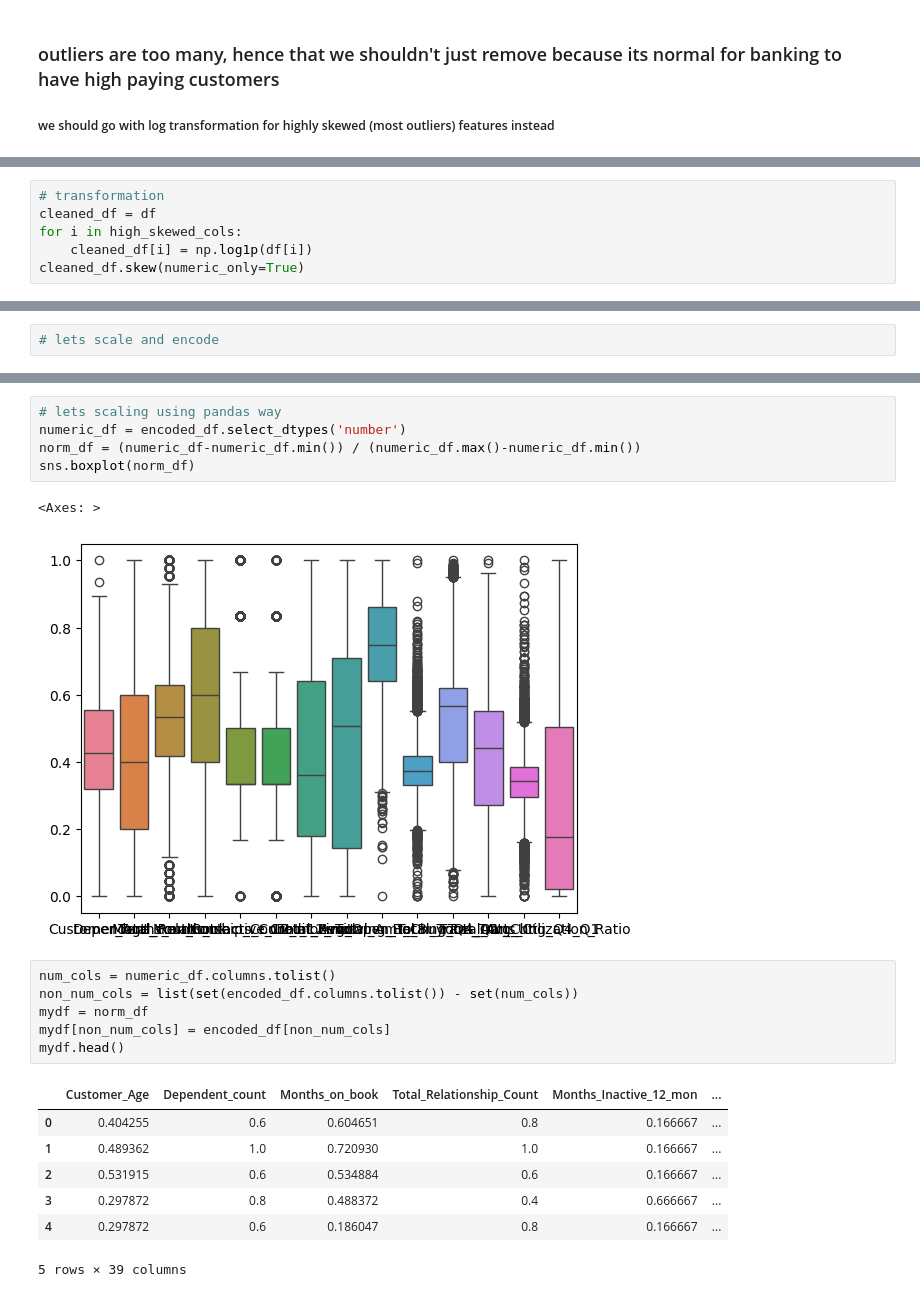
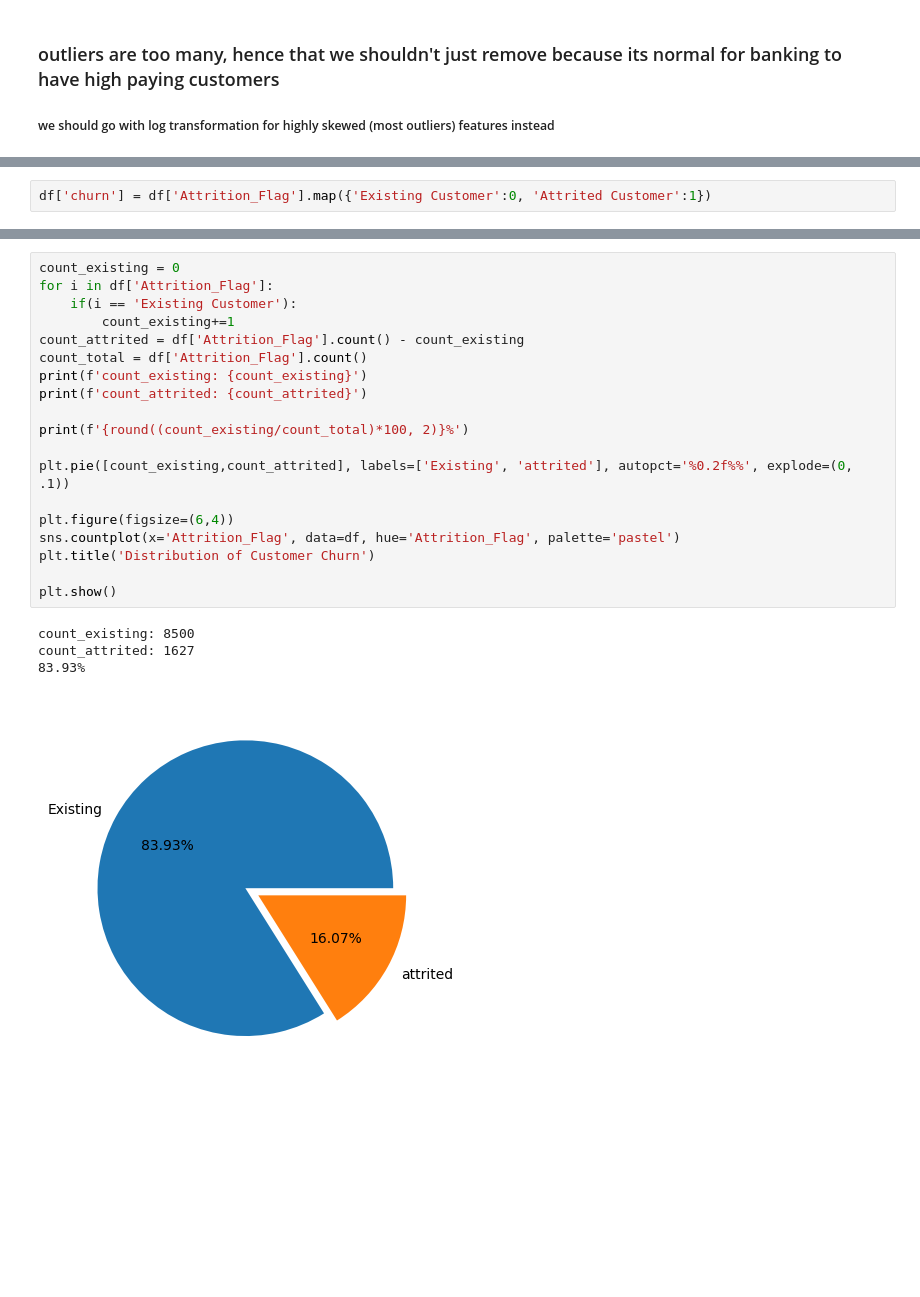
Before and after one commit to bosshussien/Bank_Customers_Analysis, a Jupyter notebook: notebook.ipynb, the cells around one changed output, grey strips where cells are left out. Drawn from its saved outputs; the diff is of its cells as text; blank space fills up the shorter version.

```diff
--- a/notebook.ipynb
+++ b/notebook.ipynb
@@ -160,6 +148,0 @@ high_skewed_cols
-# %%
-# transformation
-cleaned_df = df
-for i in high_skewed_cols:
-    cleaned_df[i] = np.log1p(df[i])
-cleaned_df.skew(numeric_only=True)
@@ -193,4 +160,4 @@ cleaned_df['Attrition_Flag'].unique()
 # %% [output]
 array(['Existing Customer', 'Attrited Customer'], dtype=object)
 # %%
-# lets scale and encode
+df['churn'] = df['Attrition_Flag'].map({'Existing Customer':0, 'Attrited Customer':1})
@@ -218,22 +164,24 @@ memory usage: 1.3 MB
-# %%
-# lets scaling using pandas way
-numeric_df = encoded_df.select_dtypes('number')
-norm_df = (numeric_df-numeric_df.min()) / (numeric_df.max()-numeric_df.min())
-sns.boxplot(norm_df)
-# %% [output]
-<Axes: >
-[figure, removed]
-# %%
-num_cols = numeric_df.columns.tolist()
-non_num_cols = list(set(encoded_df.columns.tolist()) - set(num_cols))
-mydf = norm_df
-mydf[non_num_cols] = encoded_df[non_num_cols]
-mydf.head()
-# %% [output]
-|  | Customer_Age | Dependent_count | Months_on_book | Total_Relationship_Count | Months_Inactive_12_mon | ... |
-| 0 | 0.404255 | 0.6 | 0.604651 | 0.8 | 0.166667 | ... |
-| 1 | 0.489362 | 1.0 | 0.720930 | 1.0 | 0.166667 | ... |
-| 2 | 0.531915 | 0.6 | 0.534884 | 0.6 | 0.166667 | ... |
-| 3 | 0.297872 | 0.8 | 0.488372 | 0.4 | 0.666667 | ... |
-| 4 | 0.297872 | 0.6 | 0.186047 | 0.8 | 0.166667 | ... |
-5 rows × 39 columns
+# %%
+count_existing = 0
+for i in df['Attrition_Flag']:
+    if(i == 'Existing Customer'):
+        count_existing+=1
+count_attrited = df['Attrition_Flag'].count() - count_existing
+count_total = df['Attrition_Flag'].count()
+print(f'count_existing: {count_existing}')
+print(f'count_attrited: {count_attrited}')
+
+print(f'{round((count_existing/count_total)*100, 2)}%')
+
+plt.pie([count_existing,count_attrited], labels=['Existing', 'attrited'], autopct='%0.2f%%', explode=(0, .1))
+
+plt.figure(figsize=(6,4))
+sns.countplot(x='Attrition_Flag', data=df, hue='Attrition_Flag', palette='pastel')
+plt.title('Distribution of Customer Churn')
+
+plt.show()
+# %% [output]
+count_existing: 8500
+count_attrited: 1627
+83.93%
+[figure, added]
```
Also changed, not shown: parts of 14 cells of this notebook.
